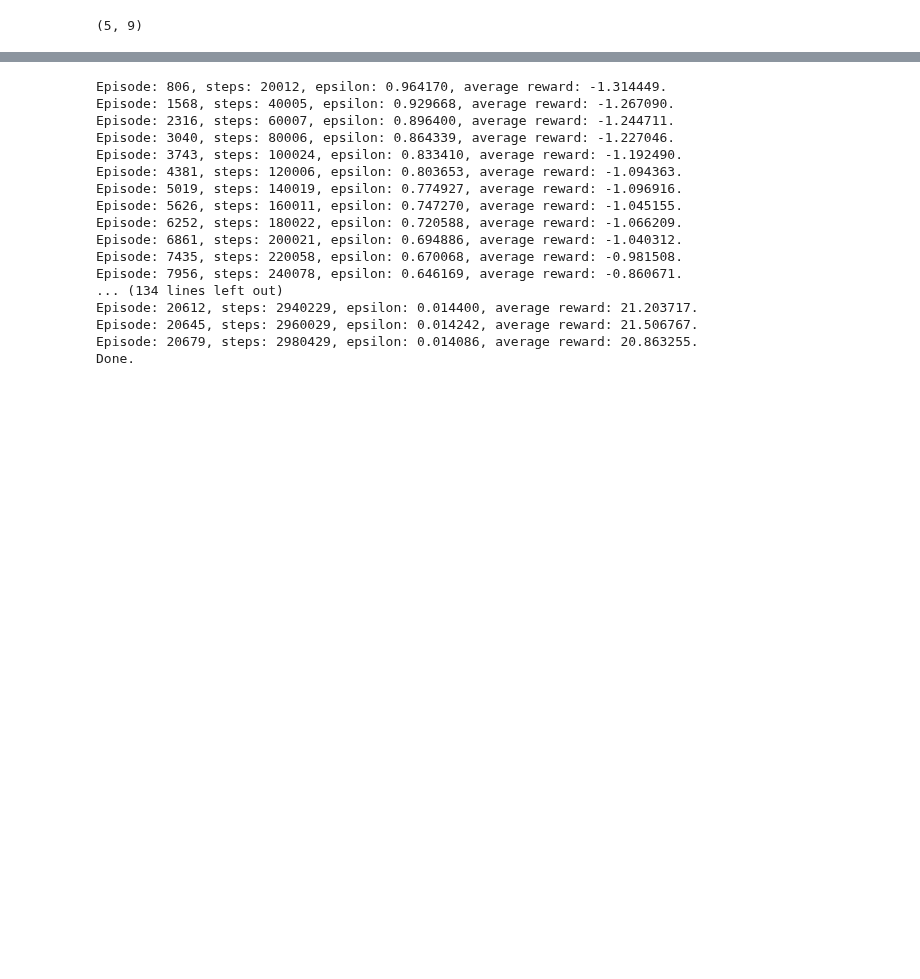
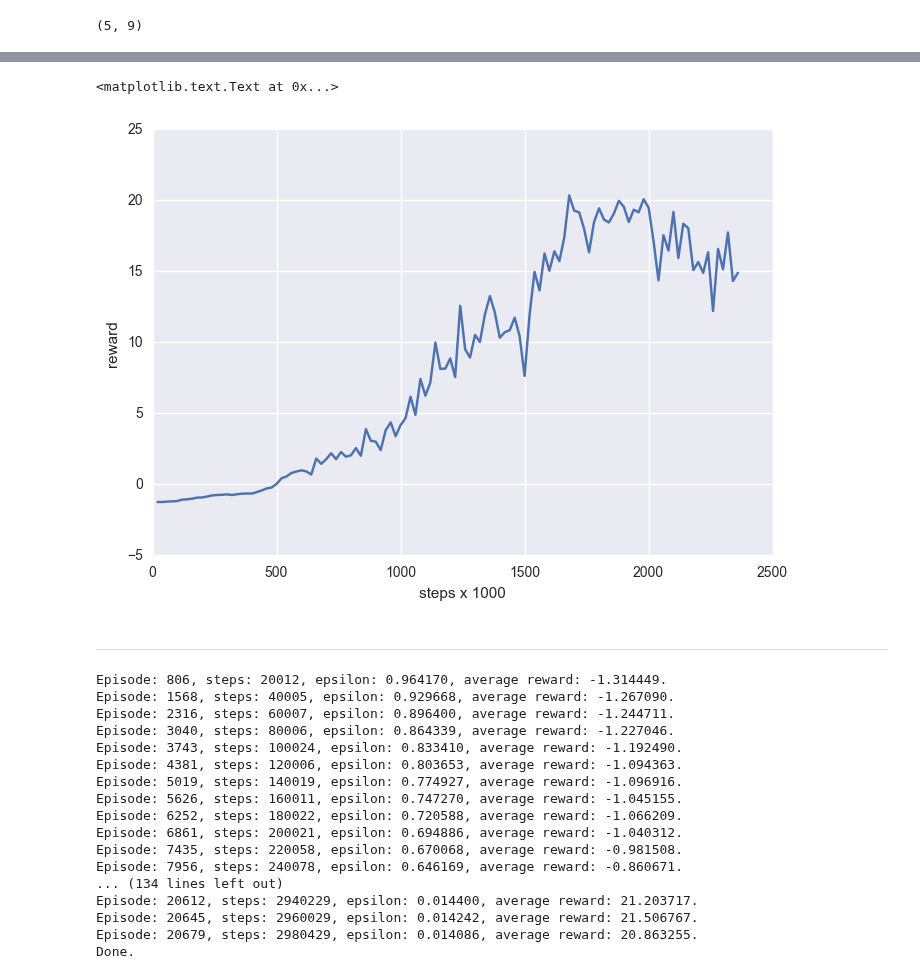
Before and after one commit to jcsharp/DriveIt, a Jupyter notebook: Model-Train.ipynb, the cells around one changed output, grey strips where cells are left out. Drawn from its saved outputs; the diff is of its cells as text; code cells hidden in the pictures; blank space fills up the shorter version.

```diff
--- a/Model-Train.ipynb
+++ b/Model-Train.ipynb
@@ -310,3 +355,11 @@ reward_best = 18.0
+# %%
+plt.plot([e[1]/1000 for e in episodes], [e[2] for e in episodes])
+plt.xlabel('steps x 1000');plt.ylabel('reward')
+# %% [output]
+<matplotlib.text.Text at 0x...>
+[figure, added]
+# %% [markdown]
+---
 # %%
 while episode_number < 30000 and agent.steps < 2980000:
     episode_number += 1
```
Also changed, not shown: parts of 10 cells of this notebook.
